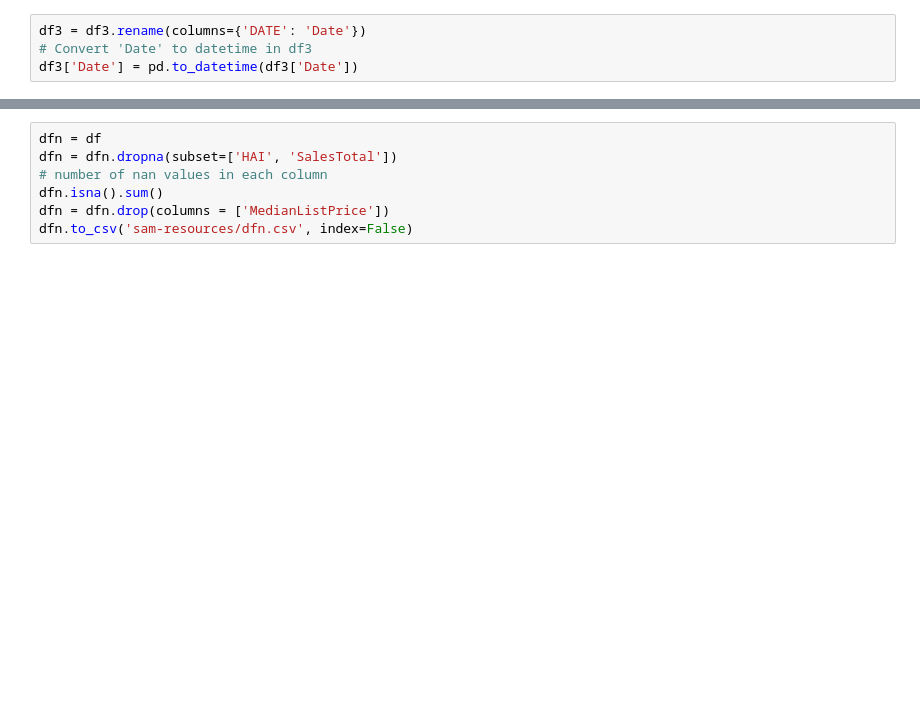
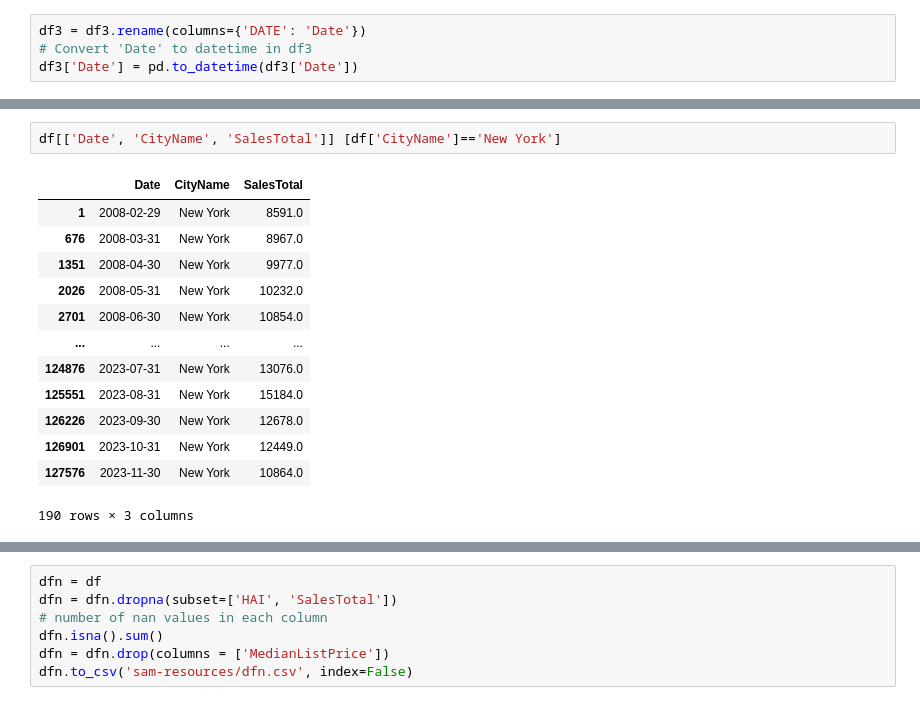
Before and after one commit to Ishicka/The-Seven, a Jupyter notebook: merge_data.ipynb, the cells around one changed output, grey strips where cells are left out. Drawn from its saved outputs; the diff is of its cells as text; blank space fills up the shorter version.

```diff
--- a/merge_data.ipynb
+++ b/merge_data.ipynb
@@ -238,0 +260,16 @@ df.head()
+# %%
+df[['Date', 'CityName', 'SalesTotal']] [df['CityName']=='New York']
+# %% [output]
+|  | Date | CityName | SalesTotal |
+| 1 | 2008-02-29 | New York | 8591.0 |
+| 676 | 2008-03-31 | New York | 8967.0 |
+| 1351 | 2008-04-30 | New York | 9977.0 |
+| 2026 | 2008-05-31 | New York | 10232.0 |
+| 2701 | 2008-06-30 | New York | 10854.0 |
+| ... | ... | ... | ... |
+| 124876 | 2023-07-31 | New York | 13076.0 |
+| 125551 | 2023-08-31 | New York | 15184.0 |
+| 126226 | 2023-09-30 | New York | 12678.0 |
+| 126901 | 2023-10-31 | New York | 12449.0 |
+| 127576 | 2023-11-30 | New York | 10864.0 |
+190 rows × 3 columns
```
Also changed, not shown: parts of 15 cells of this notebook, 2 other files.
